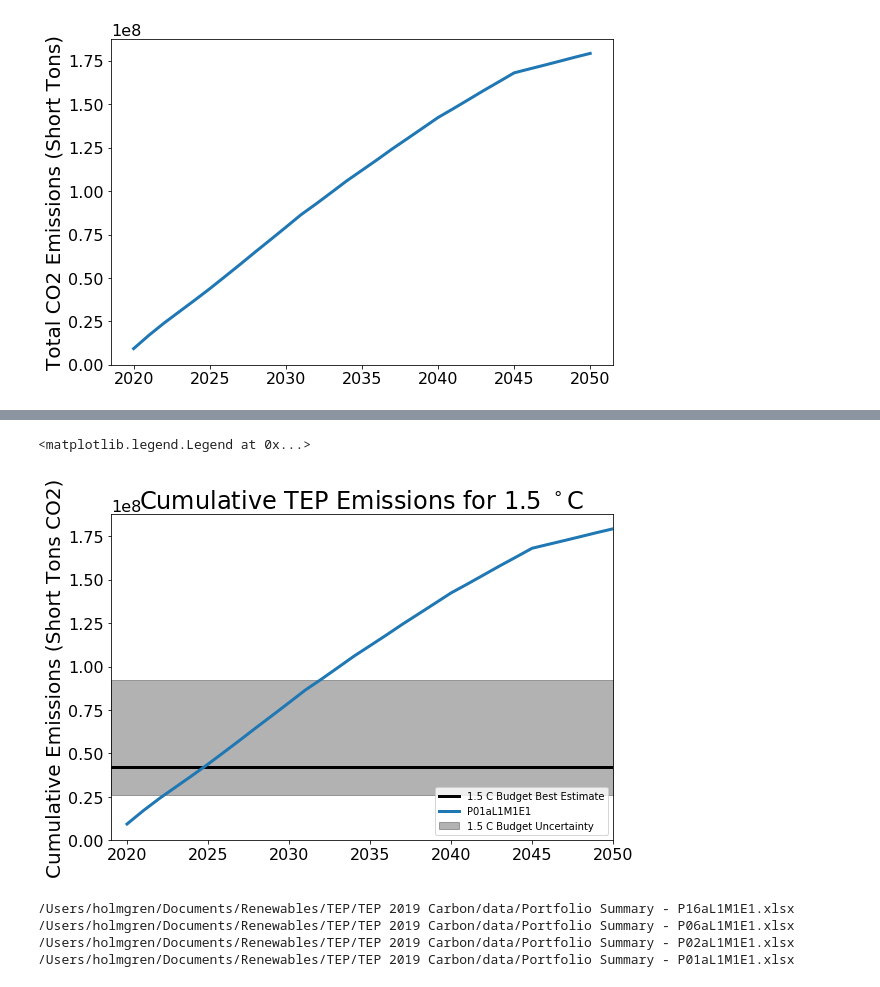
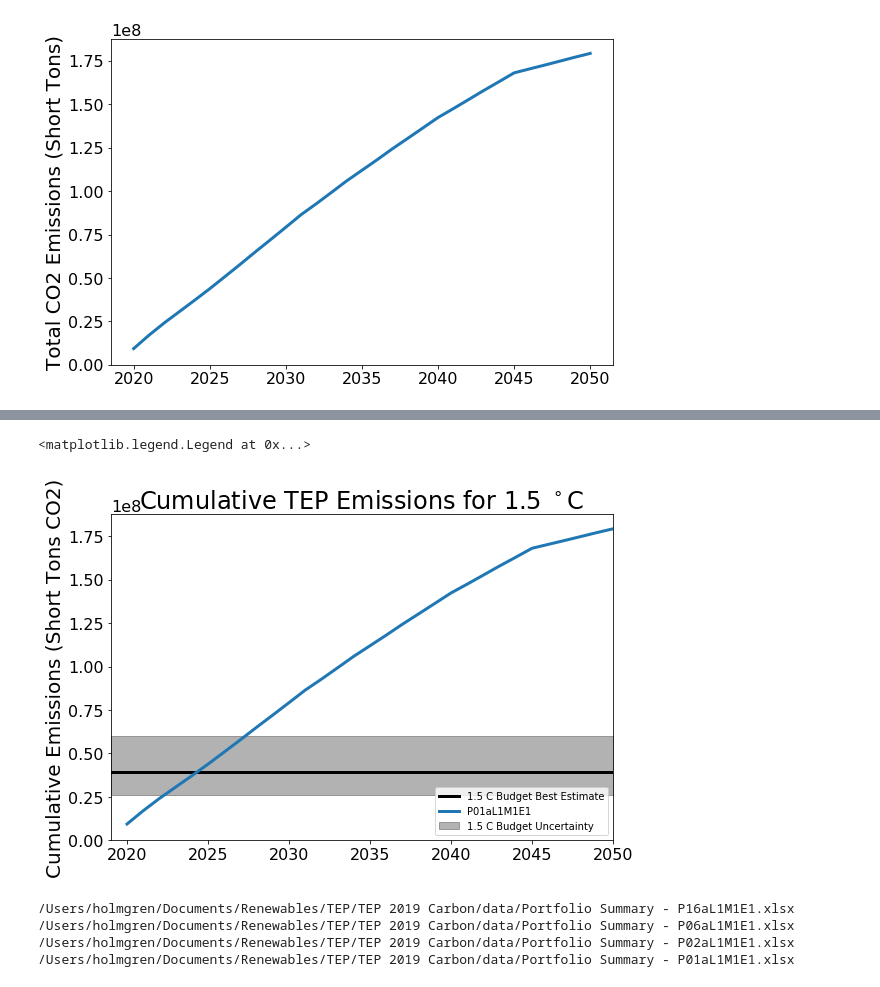
Before and after one commit to CLIMAS-UA/tepcarbon, a Jupyter notebook: tep_carbon.ipynb, the cells around one changed output, grey strips where cells are left out. Drawn from its saved outputs; the diff is of its cells as text; code cells hidden in the pictures.

Commit message:
rogelj 2019 consistency and uncertainty discussion (#3)
* describe uncertainty

* finish refactoring. clean run

```diff
--- a/tep_carbon.ipynb
+++ b/tep_carbon.ipynb
@@ -419,22 +472,0 @@ dtype: float64
-# %%
-def calc_carbon_budget_tep(target, transient_climate_response):
-    """
-    Parameters
-    ----------
-    target : array_like
-        Global temperature change target.
-
-    Returns
-    -------
-    array_like
-        TEP carbon budget in short tons
-    """
-    carbon_budget_globe = calc_carbon_budget_globe(target, transient_climate_response)
-    carbon_budget_us = carbon_budget_globe * (325 / 7700)  # assume budget based on % populuation
-    carbon_budget_us_electric = carbon_budget_us * 0.3  # wild guess
-    carbon_budget_tep = carbon_budget_us_electric * 0.0035  # avg fraction of generation over last 10 years
-    carbon_budget_tep *= metric_ton_to_short_ton  # TEP data is in short tons
-    return carbon_budget_tep
-
-carbon_budget_tep_15 = calc_carbon_budget_tep(1.5, tcre_tons_co2_ipcc2013)
-carbon_budget_tep_15
@@ -464,4 +732,10 @@ dtype: float64
 # %%
-carbon_budgets_tep = pd.DataFrame({k: calc_carbon_budget_tep(k, tcre_tons_co2_ipcc2013) for k in (1.5, 2.0, 2.5)})
+# TEP carbon budget if the only uncertainty is TCRE
+carbon_budgets_tep = {
+    k: calc_carbon_budget_tep(calc_carbon_budget_globe(k, tcre_tons_co2_rogelj2019[['best', 'low', 'high']]))
+       for k in (1.5, 2.0, 2.5)
+}
+carbon_budgets_tep = pd.DataFrame(carbon_budgets_tep)
+carbon_budgets_tep *= metric_ton_to_short_ton
 carbon_budgets_tep
 # %% [output]
@@ -489,2 +745,0 @@ carbon_budgets_tep.to_csv(root_path / 'carbon_budgets.csv', index_label='estimat
-# %%
-carbon_budget_tep = carbon_budgets_tep[1.5]
@@ -491,24 +750,30 @@ carbon_budget_tep = carbon_budgets_tep[1.5]
+# %%
+now = pd.Timestamp.utcnow().strftime('%Y-%m-%d %H:%M:%SZ')
+comment = f'# TEP carbon budget in units of short tons. Created {now} \n'
+with open(root_path / 'carbon_budgets.csv', 'w') as f:
+    f.write(comment)
+    carbon_budgets_tep.to_csv(f, index_label='estimate')
 # %%
 cumulative = environmental.cumsum()['Total CO2 Emissions, Tons']
 # %%
-def cumulative_plot():
+def cumulative_plot(carbon_budget_tep, target):
     fig, ax = plt.subplots()
     color = 'k'
-    target = 1.5
     ax.axhline(carbon_budget_tep['best'], label=f'{target} C Budget Best Estimate', color=color)
     ax.fill_between((cumulative.index[0] - 1, cumulative.index[-1] + 1), carbon_budget_tep['low'], carbon_budget_tep['high'], color=color, alpha=0.3, label=f'{target} C Budget Uncertainty')
     ax.set_xlim(cumulative.index[0] - 1, cumulative.index[-1])
     ax.set_ylabel('Cumulative Emissions (Short Tons CO2)')
     ax.set_title(f'Cumulative TEP Emissions for {target} $^\circ$C')
     return fig, ax
 
-fig, ax = cumulative_plot()
+target = 1.5
+fig, ax = cumulative_plot(carbon_budgets_tep[target], 1.5)
 ax.plot(cumulative.index, cumulative.values, zorder=10, label=name)
 ax.set_ylim(0, None)
 ax.legend(loc=4)
 # %% [output]
 <matplotlib.legend.Legend at 0x...>
-[figure, old version]
+[figure, new version]
 # %%
 portfolios = root_path.glob('Portfolio Summary - P*.xlsx')
 
```
Also changed, not shown: parts of 32 cells of this notebook.
